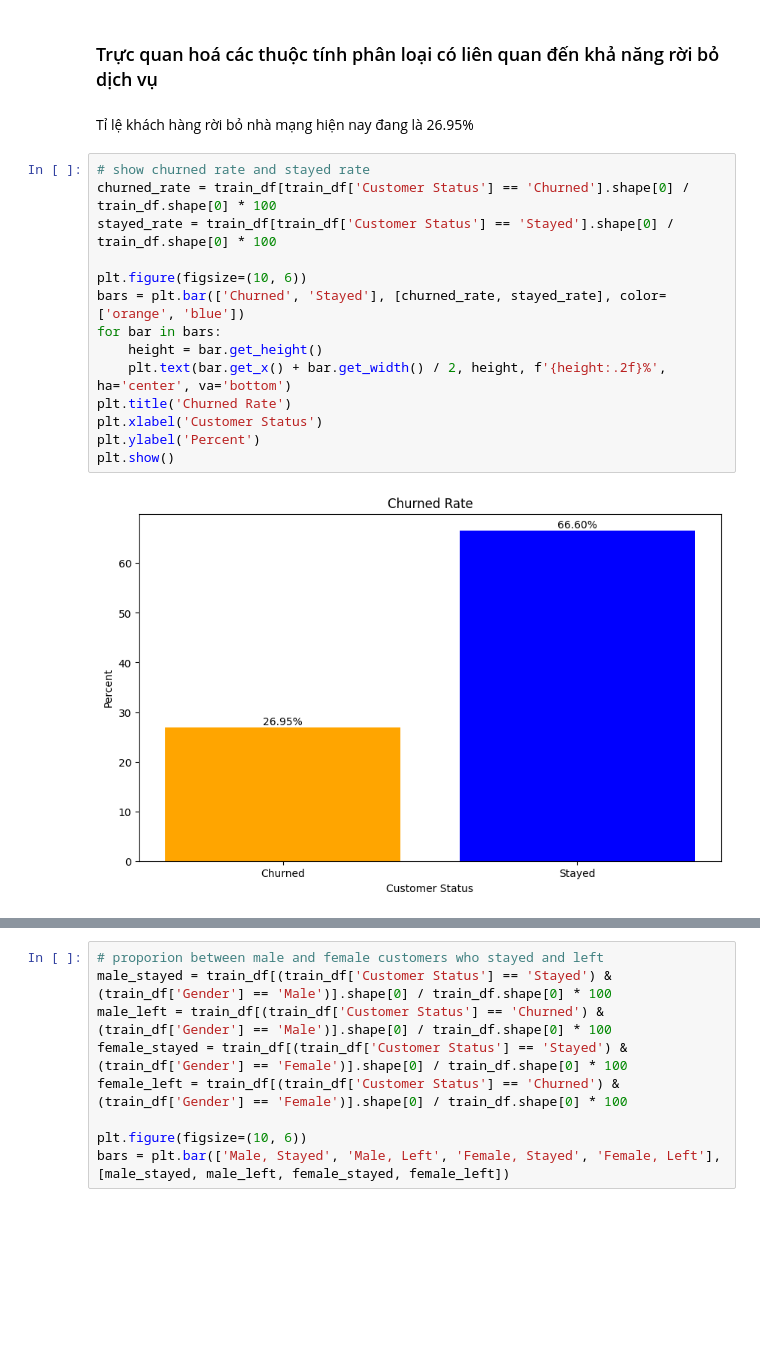
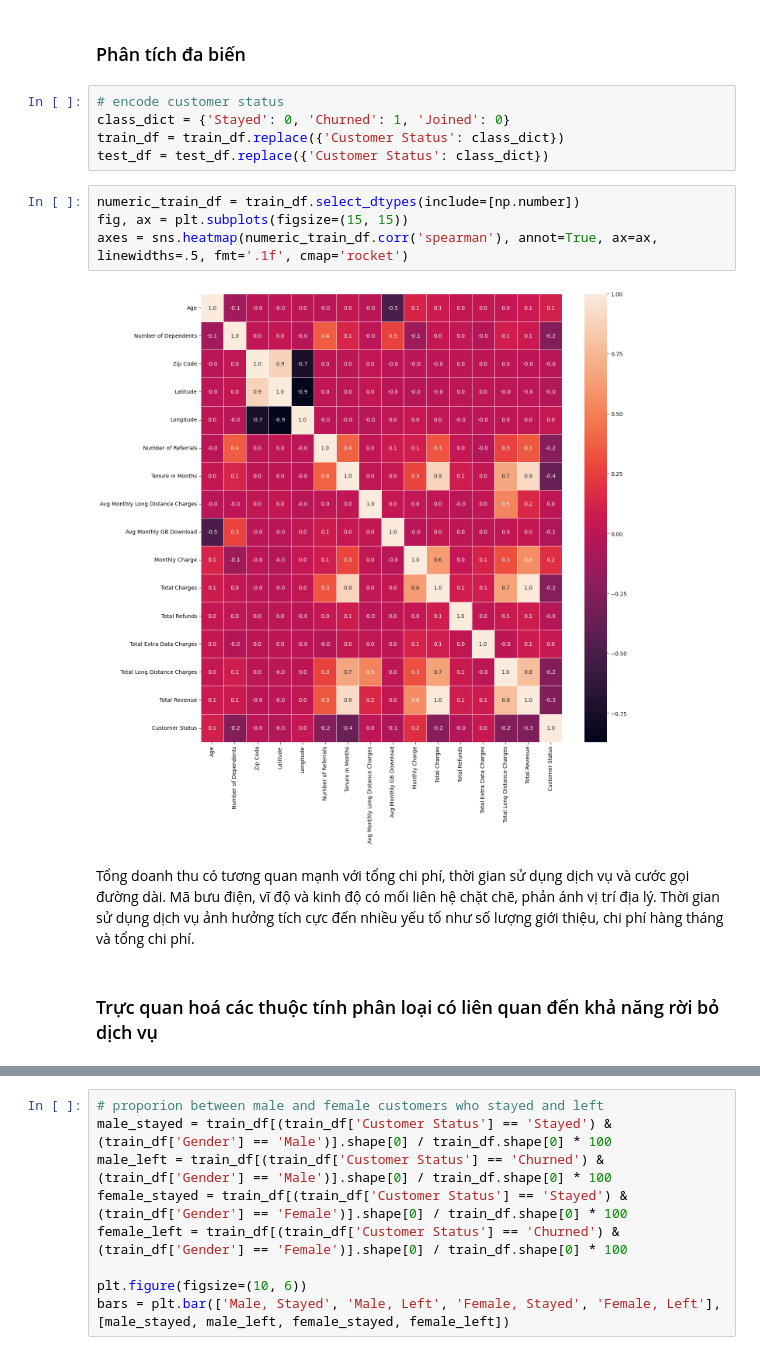
Before and after one commit to cognaiger9/DataMining, a Jupyter notebook: project.ipynb, the cells around one changed output, grey strips where cells are left out. Cells and saved outputs as stored; diff of their text form; blank space fills up the shorter version.

```diff
--- a/project.ipynb
+++ b/project.ipynb
@@ -42,20 +131,17 @@ Dữ liệu từ tập training bao gồm 5500 bản ghi với hai mươi thuộ
+# %% [markdown]
+### Phân tích đa biến
+# %%
+# encode customer status
+class_dict = {'Stayed': 0, 'Churned': 1, 'Joined': 0}
+train_df = train_df.replace({'Customer Status': class_dict})
+test_df = test_df.replace({'Customer Status': class_dict})
+# %%
+numeric_train_df = train_df.select_dtypes(include=[np.number])
+fig, ax = plt.subplots(figsize=(15, 15))
+axes = sns.heatmap(numeric_train_df.corr('spearman'), annot=True, ax=ax, linewidths=.5, fmt='.1f', cmap='rocket')
+# %% [output]
+[figure, added]
+# %% [markdown]
+Tổng doanh thu có tương quan mạnh với tổng chi phí, thời gian sử dụng dịch vụ và cước gọi đường dài. Mã bưu điện, vĩ độ và kinh độ có mối liên hệ chặt chẽ, phản ánh vị trí địa lý. Thời gian sử dụng dịch vụ ảnh hưởng tích cực đến nhiều yếu tố như số lượng giới thiệu, chi phí hàng tháng và tổng chi phí.
 # %% [markdown]
 ### Trực quan hoá các thuộc tính phân loại có liên quan đến khả năng rời bỏ dịch vụ
-# %% [markdown]
-Tỉ lệ khách hàng rời bỏ nhà mạng hiện nay đang là 26.95%
-# %%
-# show churned rate and stayed rate
-churned_rate = train_df[train_df['Customer Status'] == 'Churned'].shape[0] / train_df.shape[0] * 100
-stayed_rate = train_df[train_df['Customer Status'] == 'Stayed'].shape[0] / train_df.shape[0] * 100
-
-plt.figure(figsize=(10, 6))
-bars = plt.bar(['Churned', 'Stayed'], [churned_rate, stayed_rate], color=['orange', 'blue'])
-for bar in bars:
-    height = bar.get_height()
-    plt.text(bar.get_x() + bar.get_width() / 2, height, f'{height:.2f}%', ha='center', va='bottom')
-plt.title('Churned Rate')
-plt.xlabel('Customer Status')
-plt.ylabel('Percent')
-plt.show()
-# %% [output]
-[figure, removed]
```
Also changed, not shown: parts of 25 cells of this notebook, 1 other file.
